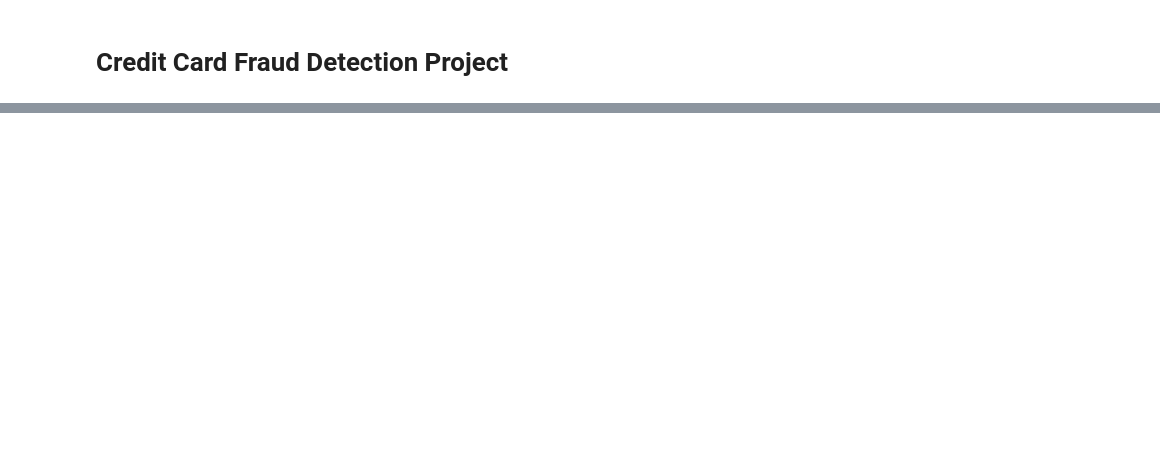
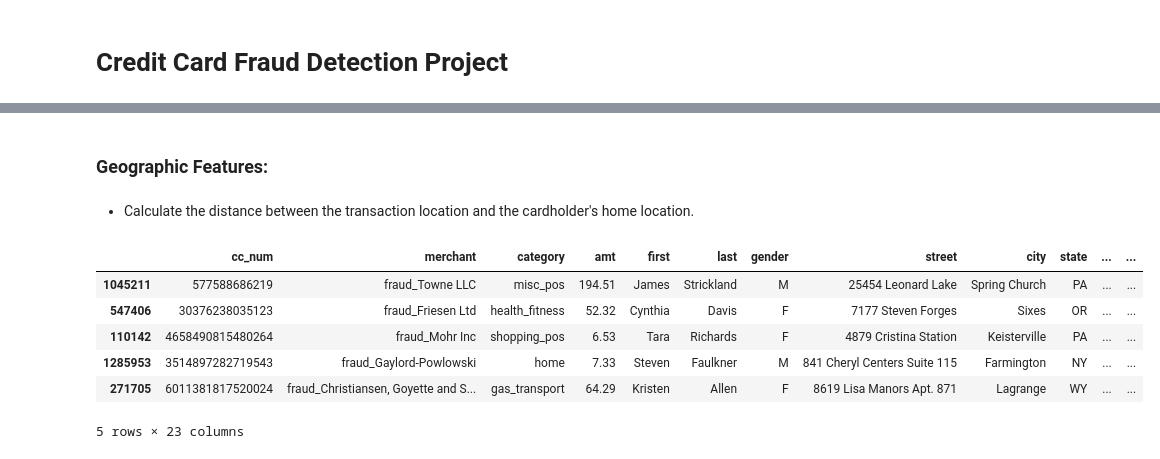
Before and after one commit to damidia/Credit-Card-Fraud-Detection-Project, a Jupyter notebook: Credit Card Fraud Detection Project.ipynb, the cells around one changed output, grey strips where cells are left out. Cells and saved outputs as stored; diff of their text form; code cells hidden in the pictures; blank space fills up the shorter version.

```diff
--- a/Credit Card Fraud Detection Project.ipynb
+++ b/Credit Card Fraud Detection Project.ipynb
@@ -60,0 +166,21 @@ df.head()
+# %% [markdown]
+### Geographic Features:
+# %% [markdown]
+- Calculate the distance between the transaction location and the cardholder's home location.
+# %%
+# Geographic features: Calculate the distance between the transaction
+# location and the cardholder's home location
+def calculate_distance(row):
+    home_location = (row['lat'], row['long'])
+    merch_location = (row['merch_lat'], row['merch_long'])
+    return geodesic(home_location, merch_location).miles
+df['distance_from_home'] = df.apply(calculate_distance, axis=1)
+df.head()
+# %% [output]
+|  | cc_num | merchant | category | amt | first | last | gender | street | city | state | ... | ... |
+| 1045211 | 577588686219 | fraud_Towne LLC | misc_pos | 194.51 | James | Strickland | M | 25454 Leonard Lake | Spring Church | PA | ... | ... |
+| 547406 | 30376238035123 | fraud_Friesen Ltd | health_fitness | 52.32 | Cynthia | Davis | F | 7177 Steven Forges | Sixes | OR | ... | ... |
+| 110142 | 4658490815480264 | fraud_Mohr Inc | shopping_pos | 6.53 | Tara | Richards | F | 4879 Cristina Station | Keisterville | PA | ... | ... |
+| 1285953 | 3514897282719543 | fraud_Gaylord-Powlowski | home | 7.33 | Steven | Faulkner | M | 841 Cheryl Centers Suite 115 | Farmington | NY | ... | ... |
+| 271705 | 6011381817520024 | fraud_Christiansen, Goyette and S... | gas_transport | 64.29 | Kristen | Allen | F | 8619 Lisa Manors Apt. 871 | Lagrange | WY | ... | ... |
+5 rows × 23 columns
```
Also changed, not shown: parts of 117 cells of this notebook, 2 other files.
